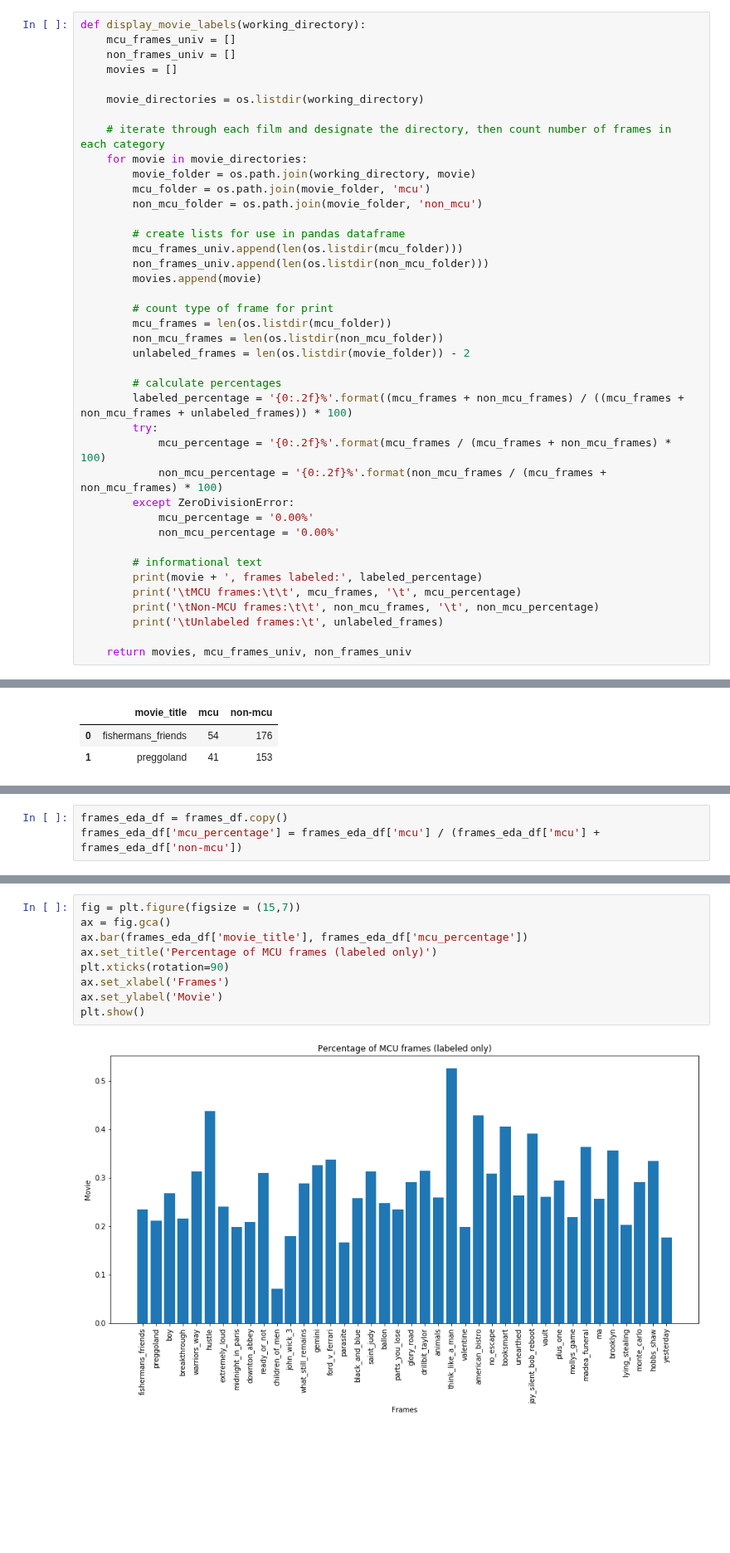
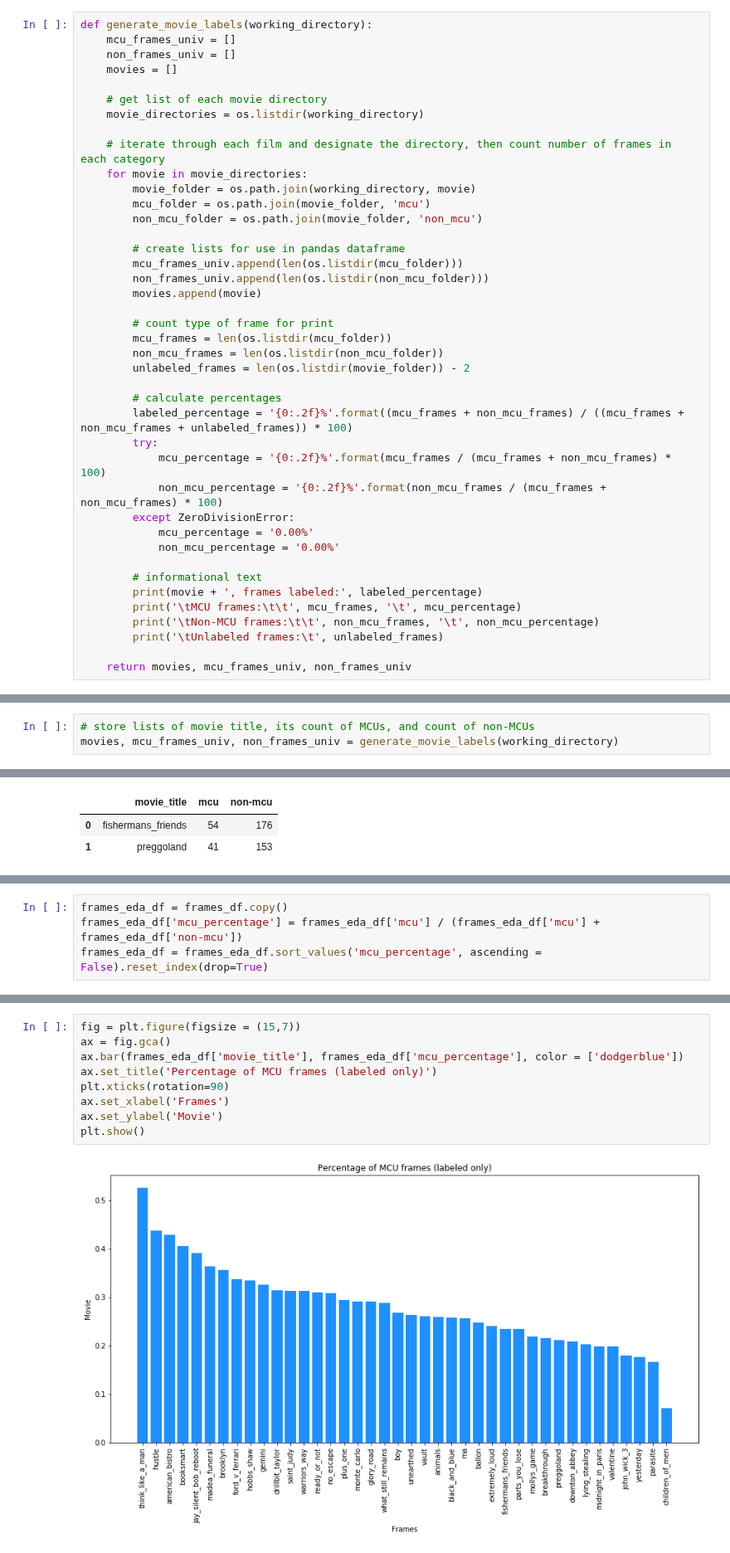
Before and after one commit to JohnTheTripper/moviegoer-prototype, a Jupyter notebook: mcu_data_management.ipynb, the cells around one changed output, grey strips where cells are left out. Shown at 83% size. Cells and saved outputs as stored; diff of their text form; blank space fills up the shorter version.

```diff
--- a/mcu_data_management.ipynb
+++ b/mcu_data_management.ipynb
@@ -74,9 +67,10 @@ There are 21328 unlabeled frames
 # %%
-def display_movie_labels(working_directory):
+def generate_movie_labels(working_directory):
     mcu_frames_univ = []
     non_frames_univ = []
     movies = []
 
+    # get list of each movie directory
     movie_directories = os.listdir(working_directory)
 
     # iterate through each film and designate the directory, then count number of frames in each category
@@ -133,0 +108,3 @@ yesterday, frames labeled: 35.05%
+# %%
+# store lists of movie title, its count of MCUs, and count of non-MCUs
+movies, mcu_frames_univ, non_frames_univ = generate_movie_labels(working_directory)
@@ -154,6 +168,7 @@ plt.show()
 # %%
 frames_eda_df = frames_df.copy()
 frames_eda_df['mcu_percentage'] = frames_eda_df['mcu'] / (frames_eda_df['mcu'] + frames_eda_df['non-mcu'])
+frames_eda_df = frames_eda_df.sort_values('mcu_percentage', ascending = False).reset_index(drop=True)
 # %%
 frames_eda_df.head(2)
 # %% [output]
@@ -163,11 +182,11 @@ frames_eda_df.head(2)
 # %%
 fig = plt.figure(figsize = (15,7))
 ax = fig.gca()
-ax.bar(frames_eda_df['movie_title'], frames_eda_df['mcu_percentage'])
+ax.bar(frames_eda_df['movie_title'], frames_eda_df['mcu_percentage'], color = ['dodgerblue'])
 ax.set_title('Percentage of MCU frames (labeled only)')
 plt.xticks(rotation=90)
 ax.set_xlabel('Frames')
 ax.set_ylabel('Movie')
 plt.show()
 # %% [output]
-[figure, old version]
+[figure, new version]
```
Also changed, not shown: parts of 25 cells of this notebook, 2 other files.
